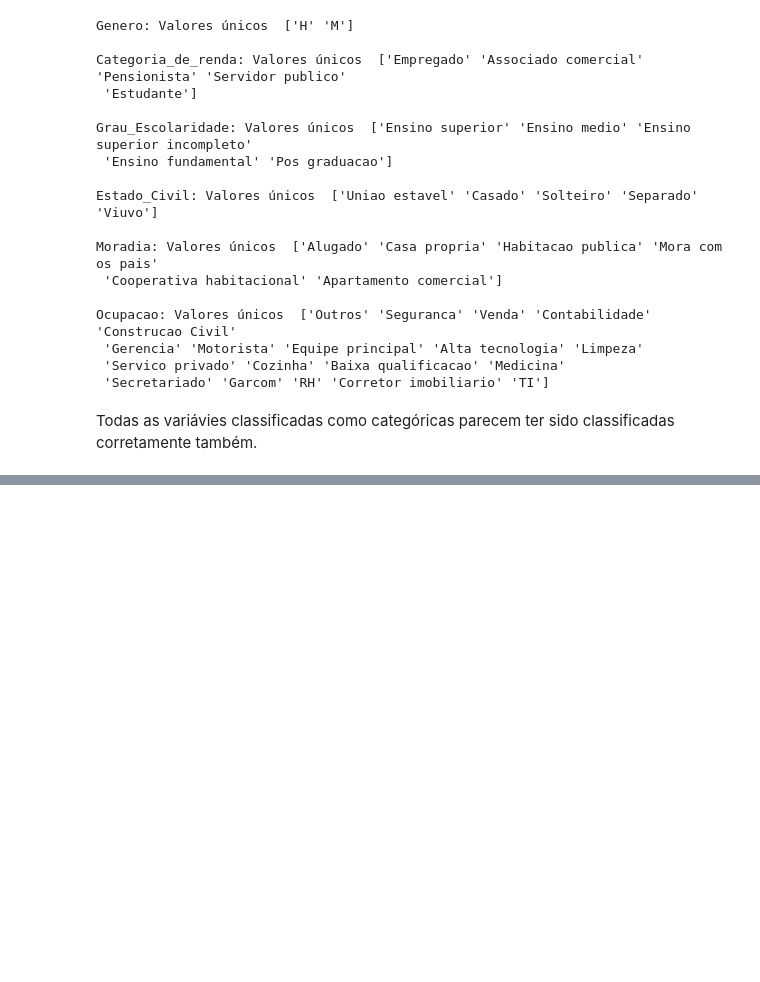
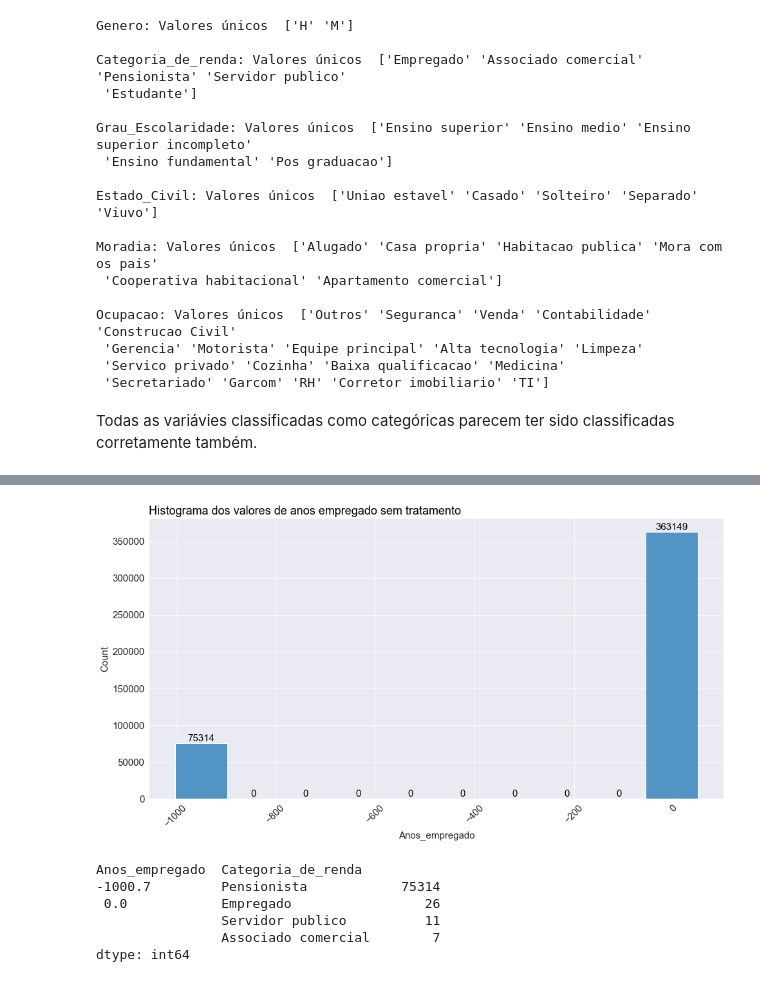
Before and after one commit to PedroHCAlmeida/Bootcamp_alura, a Jupyter notebook: Extra/Aulas_modulo_extra.ipynb, the cells around one changed output, grey strips where cells are left out. Drawn from its saved outputs; the diff is of its cells as text; code cells hidden in the pictures; blank space fills up the shorter version.

```diff
--- a/Extra/Aulas_modulo_extra.ipynb
+++ b/Extra/Aulas_modulo_extra.ipynb
@@ -200,0 +234,33 @@ Todas as variávies classificadas como categóricas parecem ter sido classificad
+# %%
+def annot_bar(ax, prop=False, fontsize=15):
+    '''
+    Realiza anotações em cima das barras em um gráfico de barras
+
+    Parâmetros:
+    -----------
+    ax : eixo do matplotlib onde estão as barras, tipo : matplotlib.axes
+    prop : indica se os valores serão representados como porcentagens ou não, tipo : bool, padrão : True
+    fontsize : tamanho da fonte do texto, tipo : int, padrão : 15
+
+    OBS : precisa ser chamada após o gráfico de barras
+    '''
+    #Salva as informações das barras que estão no gráfico
+    rects = ax.patches
+
+    #Verifica se é do tipo porcentagem
+    if prop:
+        str_symbol = '%'
+        mult_value = 100
+    else:
+        str_symbol = ''
+        mult_value = 1
+
+    #Anota no gráfico em cima de cada barra os valores
+    for rect in rects:
+        height = rect.get_height()
+
+        if height % 1 == 0:
+            height = int(height)
+
+        ax.text(rect.get_x() + rect.get_width() / 2, height, str(round(height * mult_value,2)) + str_symbol,
+                color='black', ha='center', va='bottom', fontsize=fontsize)
@@ -200,0 +279,16 @@ Todas as variávies classificadas como categóricas parecem ter sido classificad
+# %%
+ax = plota(sns.histplot, dados=df_cadastros_ID_unicos, x='Anos_empregado', bins=10)
+annot_bar(ax)
+plt.title('Histograma dos valores de anos empregado sem tratamento', loc = 'left', color = 'black')
+plt.show()
+# %% [output]
+[figure, added]
+# %%
+df_cadastros_ID_unicos.query("Anos_empregado <= 0")[['Anos_empregado', 'Categoria_de_renda']].value_counts()
+# %% [output]
+Anos_empregado  Categoria_de_renda
+-1000.7         Pensionista            75314
+ 0.0            Empregado                 26
+                Servidor publico          11
+                Associado comercial        7
+dtype: int64
```
Also changed, not shown: parts of 84 cells of this notebook.
